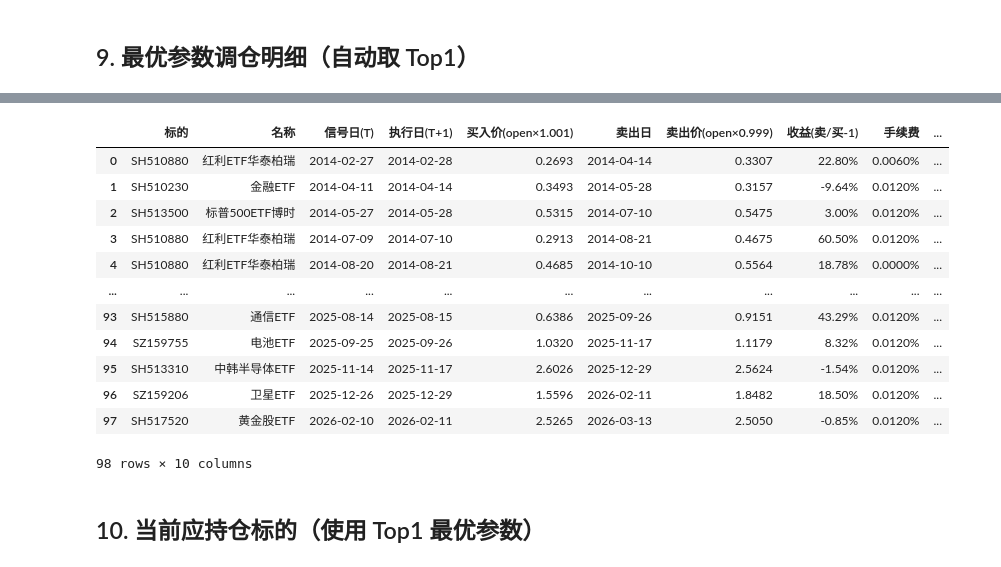
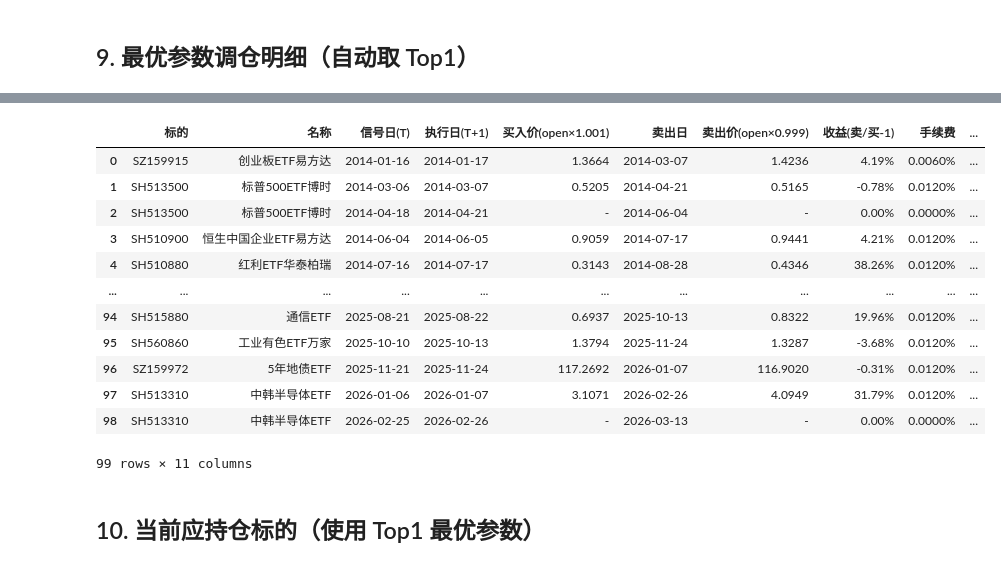
Before and after one commit to thinhunan/etf_momentum, a Jupyter notebook: momentum_backtest.ipynb, the cells around one changed output, grey strips where cells are left out. Saved outputs shown, nothing was run; the diff lists cells and outputs as text; code cells hidden in the pictures.

```diff
--- a/momentum_backtest.ipynb
+++ b/momentum_backtest.ipynb
@@ -294,11 +252,13 @@ def backtest_momentum(
 # %% [markdown]
 ## 3. 定义参数网格
 # %%
-N_LIST = [3, 5, 10, 15, 20, 25, 30, 40]      # 动量回看天数
-R2_LIST = [0.3, 0.4, 0.5, 0.6, 0.7, 0.8, 0.9]          # R² 阈值
-REBAL_LIST = [5, 10, 15, 20, 30]                  # 调仓周期（交易日）
-TOP_K_LIST = [1, 2, 3, 5]                        # 每次持有 ETF 数量（网格）
+N_LIST = [3, 5, 7, 20, 25, 30, 35, 40]           # 动量回看天数 (移除表现差的10,15; 补充7,35)
+R2_LIST = [0.3, 0.5, 0.6, 0.7, 0.8]               # R² 阈值 (移除0.4≈0.3、0.9最差)
+REBAL_LIST = [10, 15, 20, 25, 30, 45, 60]          # 调仓周期 (移除5最差; 补充25,45,60)
+TOP_K_LIST = [1, 2, 3]                             # 每次持有 ETF 数量 (移除5收益最低)
+TP_LIST = [0.2, 0.3, 0.5, None]                    # 单笔止盈 (None=不限)
+SL_DD_LIST = [0.1, 0.2, 0.3, None]                 # 最大回撤止损 (None=不限)
 
-param_grid = list(product(N_LIST, R2_LIST, REBAL_LIST, TOP_K_LIST))
-print(f'参数组合数: {len(param_grid)}')
+param_grid = list(product(N_LIST, R2_LIST, REBAL_LIST, TOP_K_LIST, TP_LIST, SL_DD_LIST))
+print(f'参数组合数: {len(param_grid)}  ({len(N_LIST)}n × {len(R2_LIST)}R² × {len(REBAL_LIST)}rebal × {len(TOP_K_LIST)}topk × {len(TP_LIST)}TP × {len(SL_DD_LIST)}SL)')
 # %% [output]
@@ -799,7 +787,14 @@ BEST_N = int(_best['n'])
 BEST_R2 = _best['R2_threshold']
 BEST_REBAL = int(_best['rebal_period'])
 BEST_TOPK = int(_best['top_k'])
-print(f'从全量回测 Top1 提取最优参数: n={BEST_N}, R²≥{BEST_R2}, rebal={BEST_REBAL}, top_k={BEST_TOPK}')
+BEST_TP = _best['take_profit'] if pd.notna(_best['take_profit']) else None
+BEST_SL = _best['max_dd_stop'] if pd.notna(_best['max_dd_stop']) else None
+tp_disp = f'{BEST_TP:.0%}' if BEST_TP is not None else '不限'
+sl_disp = f'{BEST_SL:.0%}' if BEST_SL is not None else '不限'
+print(f'从全量回测 Top1 提取最优参数: n={BEST_N}, R²≥{BEST_R2}, rebal={BEST_REBAL}, '
+      f'top_k={BEST_TOPK}, 止盈={tp_disp}, 回撤止损={sl_disp}')
+print(f'  年化收益={_best["annualized_12y"]:.2%}, 总收益={_best["total_ret_12y"]:.2%}, '
+      f'Sharpe={_best["sharpe_12y"]:.2f}, 最大回撤={_best["max_drawdown_12y"]:.2%}')
 
 slope, r2 = linreg_cache[BEST_N]
 start_idx = BEST_N + 5
@@ -809,6 +804,10 @@ rebal_indices = list(range(0, len(dates), BEST_REBAL))
 trades = []
 cum = 1.0
 prev_selected = []
+entry_prices = {}
+position_alive = {}
+period_peak = 1.0
+dd_stopped = False
 
 for i, idx_pos in enumerate(rebal_indices):
     date = dates[idx_pos]
@@ -820,36 +819,33 @@ for i, idx_pos in enumerate(rebal_indices):
     candidates = s[r >= BEST_R2].sort_values(ascending=False)
     selected = candidates.head(BEST_TOPK).index.tolist() if len(candidates) >= 1 else []
 
-    # T日信号 → T+1日执行
     exec_idx = idx_pos + 1
     if exec_idx >= len(dates):
         break
 
-    # 下一个信号日 → 下一个执行日
     next_signal_idx = rebal_indices[i + 1] if i + 1 < len(rebal_indices) else len(dates) - 1
     next_exec_idx = next_signal_idx + 1
 
     signal_date = dates[idx_pos]
     exec_date = dates[exec_idx]
 
-    # 手续费（持仓变化才收）
-    changed = sorted(selected) != sorted(prev_selected)
+    any_dead = any(not position_alive.get(ss, True) for ss in prev_selected)
+    changed = sorted(selected) != sorted(prev_selected) or dd_stopped or any_dead
     trade_cost = 0.0
     if changed:
-        if prev_selected:
-            trade_cost += COMMISSION
+        alive_old = [ss for ss in prev_selected if position_alive.get(ss, True)]
+        if alive_old:
+            trade_cost += COMMISSION * len(alive_old) / BEST_TOPK
         if selected:
-            trade_cost += COMMISSION
+            trade_cost += COMMISSION * len(selected) / BEST_TOPK
         cum *= (1 - trade_cost)
 
-    if selected:
-        # 每只标的：买入价 = exec日 open*(1+slip)
+    if selected and changed:
         buy_prices = {}
         for sym in selected:
             op = panel_open.loc[exec_date, sym] if (exec_date in panel_open.index and sym in panel_open.columns) else panel.loc[exec_date, sym]
             buy_prices[sym] = op * (1 + SLIPPAGE)
 
-        # 卖出价 = 下个执行日 open*(1-slip)，最后一期取最后收盘价
         sell_prices = {}
         if next_exec_idx < len(dates):
             sell_date = dates[next_exec_idx]
@@ -861,7 +857,6 @@ for i, idx_pos in enumerate(rebal_indices):
             for sym in selected:
                 sell_prices[sym] = panel.loc[sell_date, sym]
 
-        # 收益 = 各标的 (卖出价/买入价 - 1) 的均值
         per_stock_rets = [(sell_prices[sym] / buy_prices[sym] - 1) for sym in selected]
         period_ret = np.mean(per_stock_rets)
         cum *= (1 + period_ret)
@@ -874,7 +869,18 @@ for i, idx_pos in enumerate(rebal_indices):
         buy_str = '-'
         sell_str = '-'
 
+    entry_prices = {sym: buy_prices[sym] for sym in selected} if selected and changed else entry_prices
+    position_alive = {sym: True for sym in selected} if selected and changed else position_alive
+    period_peak = cum if changed else period_peak
+    dd_stopped = False
+
     prev_selected = selected
+
+    tp_note = ''
+    if BEST_TP is not None:
+        tp_note = f'TP={BEST_TP:.0%}'
+    if BEST_SL is not None:
+        tp_note += f'{" " if tp_note else ""}SL={BEST_SL:.0%}'
 
     trades.append({
         '标的': ','.join(selected) if selected else '空仓',
@@ -887,10 +893,12 @@ for i, idx_pos in enumerate(rebal_indices):
         '收益(卖/买-1)': f'{period_ret:.2%}',
         '手续费': f'{trade_cost:.4%}',
         '总净值': round(cum, 4),
+        '风控': tp_note if tp_note else '-',
     })
 
 trade_df = pd.DataFrame(trades)
 trade_df.to_csv('trade_detail.csv', index=False, encoding='utf-8-sig')
 print(f'共 {len(trade_df)} 次调仓，已导出 trade_detail.csv')
+print(f'（注：明细表为调仓级别，止盈/止损的日内平仓已在回测净值中体现）')
 display(trade_df)
 # %% [output]
@@ -899,16 +909,16 @@ display(trade_df)
 |  | 标的 | 名称 | 信号日(T) | 执行日(T+1) | 买入价(open×1.001) | 卖出日 | 卖出价(open×0.999) | 收益(卖/买-1) | 手续费 | ... |
-| 0 | SH510880 | 红利ETF华泰柏瑞 | 2014-02-27 | 2014-02-28 | 0.2693 | 2014-04-14 | 0.3307 | 22.80% | 0.0060% | ... |
-| 1 | SH510230 | 金融ETF | 2014-04-11 | 2014-04-14 | 0.3493 | 2014-05-28 | 0.3157 | -9.64% | 0.0120% | ... |
-| 2 | SH513500 | 标普500ETF博时 | 2014-05-27 | 2014-05-28 | 0.5315 | 2014-07-10 | 0.5475 | 3.00% | 0.0120% | ... |
-| 3 | SH510880 | 红利ETF华泰柏瑞 | 2014-07-09 | 2014-07-10 | 0.2913 | 2014-08-21 | 0.4675 | 60.50% | 0.0120% | ... |
-| 4 | SH510880 | 红利ETF华泰柏瑞 | 2014-08-20 | 2014-08-21 | 0.4685 | 2014-10-10 | 0.5564 | 18.78% | 0.0000% | ... |
+| 0 | SZ159915 | 创业板ETF易方达 | 2014-01-16 | 2014-01-17 | 1.3664 | 2014-03-07 | 1.4236 | 4.19% | 0.0060% | ... |
+| 1 | SH513500 | 标普500ETF博时 | 2014-03-06 | 2014-03-07 | 0.5205 | 2014-04-21 | 0.5165 | -0.78% | 0.0120% | ... |
+| 2 | SH513500 | 标普500ETF博时 | 2014-04-18 | 2014-04-21 | - | 2014-06-04 | - | 0.00% | 0.0000% | ... |
+| 3 | SH510900 | 恒生中国企业ETF易方达 | 2014-06-04 | 2014-06-05 | 0.9059 | 2014-07-17 | 0.9441 | 4.21% | 0.0120% | ... |
+| 4 | SH510880 | 红利ETF华泰柏瑞 | 2014-07-16 | 2014-07-17 | 0.3143 | 2014-08-28 | 0.4346 | 38.26% | 0.0120% | ... |
 | ... | ... | ... | ... | ... | ... | ... | ... | ... | ... | ... |
-| 93 | SH515880 | 通信ETF | 2025-08-14 | 2025-08-15 | 0.6386 | 2025-09-26 | 0.9151 | 43.29% | 0.0120% | ... |
-| 94 | SZ159755 | 电池ETF | 2025-09-25 | 2025-09-26 | 1.0320 | 2025-11-17 | 1.1179 | 8.32% | 0.0120% | ... |
-| 95 | SH513310 | 中韩半导体ETF | 2025-11-14 | 2025-11-17 | 2.6026 | 2025-12-29 | 2.5624 | -1.54% | 0.0120% | ... |
-| 96 | SZ159206 | 卫星ETF | 2025-12-26 | 2025-12-29 | 1.5596 | 2026-02-11 | 1.8482 | 18.50% | 0.0120% | ... |
-| 97 | SH517520 | 黄金股ETF | 2026-02-10 | 2026-02-11 | 2.5265 | 2026-03-13 | 2.5050 | -0.85% | 0.0120% | ... |
+| 94 | SH515880 | 通信ETF | 2025-08-21 | 2025-08-22 | 0.6937 | 2025-10-13 | 0.8322 | 19.96% | 0.0120% | ... |
+| 95 | SH560860 | 工业有色ETF万家 | 2025-10-10 | 2025-10-13 | 1.3794 | 2025-11-24 | 1.3287 | -3.68% | 0.0120% | ... |
+| 96 | SZ159972 | 5年地债ETF | 2025-11-21 | 2025-11-24 | 117.2692 | 2026-01-07 | 116.9020 | -0.31% | 0.0120% | ... |
+| 97 | SH513310 | 中韩半导体ETF | 2026-01-06 | 2026-01-07 | 3.1071 | 2026-02-26 | 4.0949 | 31.79% | 0.0120% | ... |
+| 98 | SH513310 | 中韩半导体ETF | 2026-02-25 | 2026-02-26 | - | 2026-03-13 | - | 0.00% | 0.0000% | ... |
-98 rows × 10 columns
+99 rows × 11 columns
 # %% [markdown]
 ## 10. 当前应持仓标的（使用 Top1 最优参数）
 # %%
```
Also changed, not shown: parts of 12 cells of this notebook, 15 other files.
